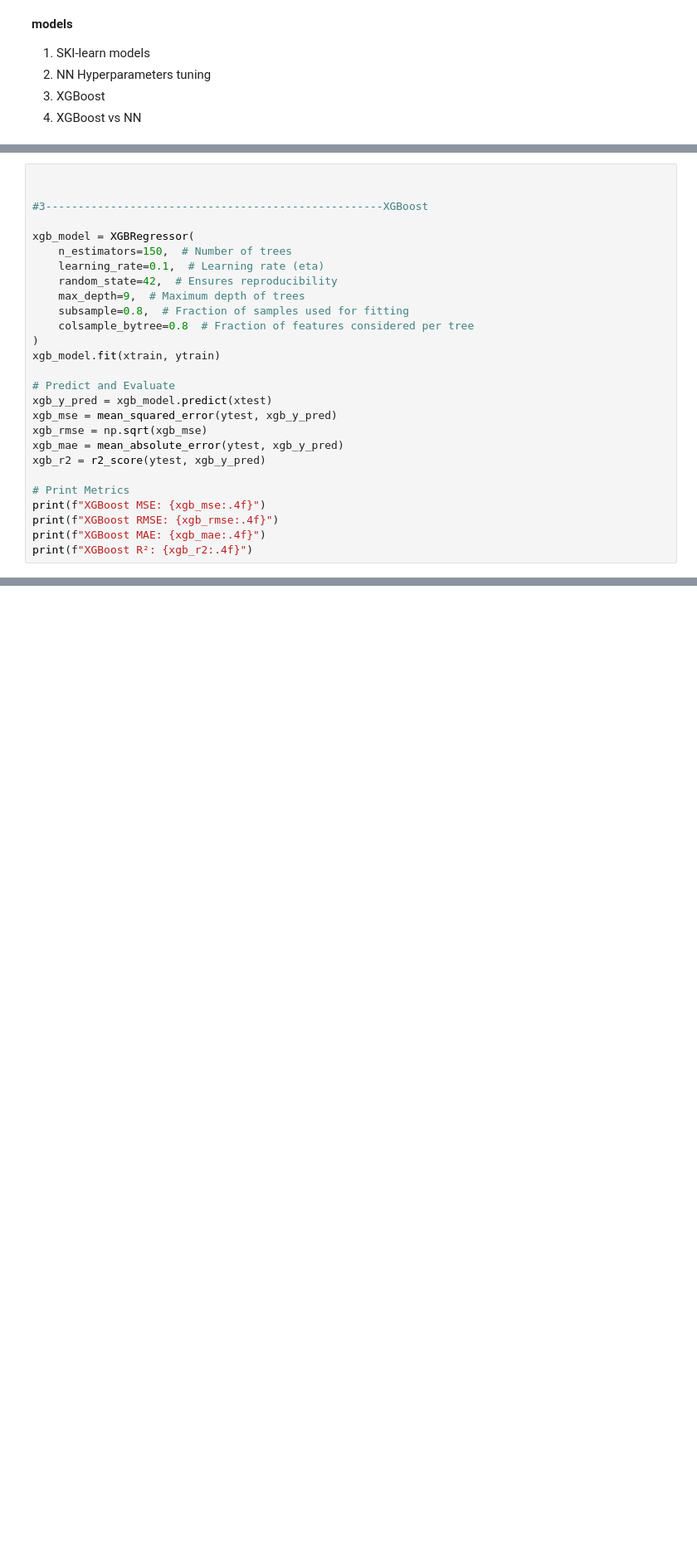
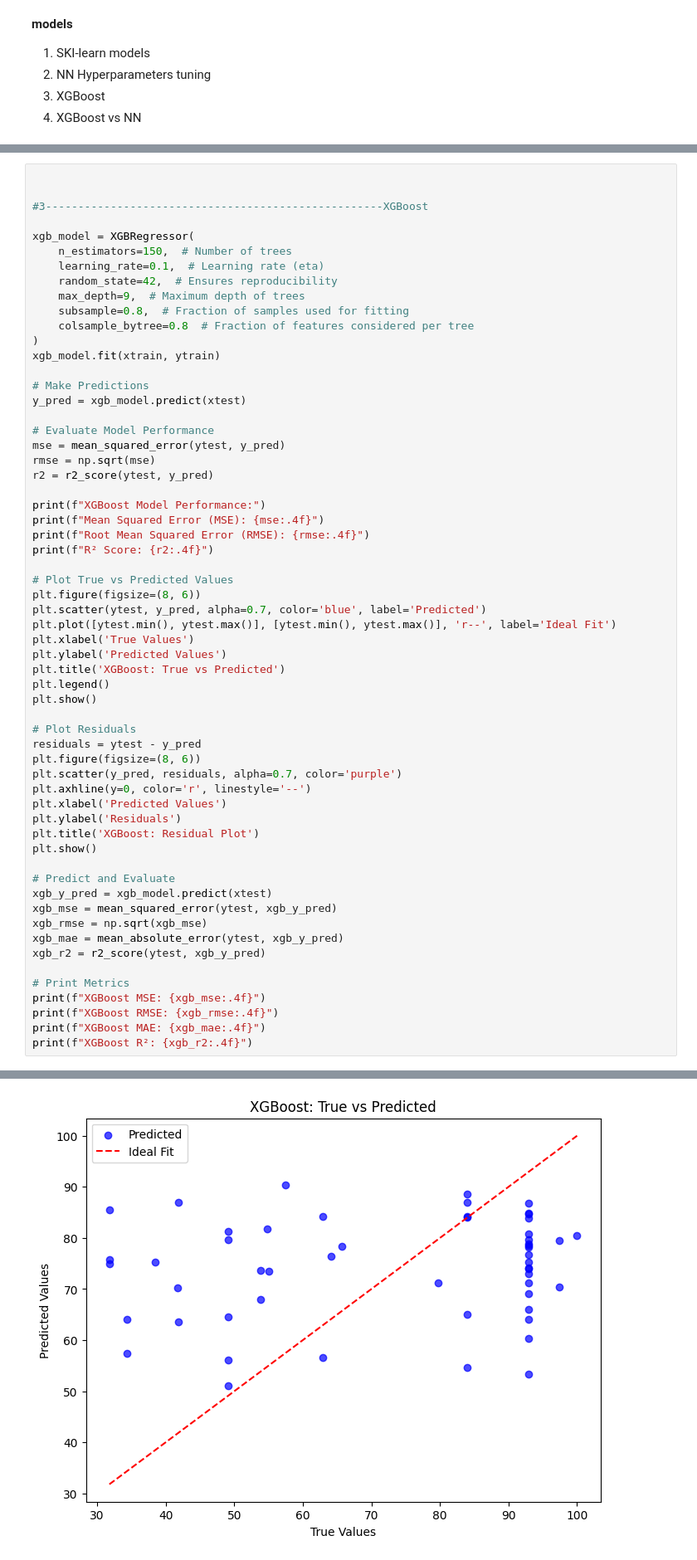
Before and after one commit to Kirollous-Ahdy/ML_project-Enhancing-Risk-Assessment-of-Listeria-monocytogenes, a Jupyter notebook: source/Risk_Assessment_of_Listeria_monocytogenes.ipynb, the cells around one changed output, grey strips where cells are left out. Shown at 83% size. Cells and saved outputs as stored; diff of their text form; blank space fills up the shorter version.

```diff
--- a/source/Risk_Assessment_of_Listeria_monocytogenes.ipynb
+++ b/source/Risk_Assessment_of_Listeria_monocytogenes.ipynb
@@ -343,6 +609,39 @@ xgb_model = XGBRegressor(
 )
 xgb_model.fit(xtrain, ytrain)
 
+# Make Predictions
+y_pred = xgb_model.predict(xtest)
+
+# Evaluate Model Performance
+mse = mean_squared_error(ytest, y_pred)
+rmse = np.sqrt(mse)
+r2 = r2_score(ytest, y_pred)
+
+print(f"XGBoost Model Performance:")
+print(f"Mean Squared Error (MSE): {mse:.4f}")
+print(f"Root Mean Squared Error (RMSE): {rmse:.4f}")
+print(f"R² Score: {r2:.4f}")
+
+# Plot True vs Predicted Values
+plt.figure(figsize=(8, 6))
+plt.scatter(ytest, y_pred, alpha=0.7, color='blue', label='Predicted')
+plt.plot([ytest.min(), ytest.max()], [ytest.min(), ytest.max()], 'r--', label='Ideal Fit')
+plt.xlabel('True Values')
+plt.ylabel('Predicted Values')
+plt.title('XGBoost: True vs Predicted')
+plt.legend()
+plt.show()
+
+# Plot Residuals
+residuals = ytest - y_pred
+plt.figure(figsize=(8, 6))
+plt.scatter(y_pred, residuals, alpha=0.7, color='purple')
+plt.axhline(y=0, color='r', linestyle='--')
+plt.xlabel('Predicted Values')
+plt.ylabel('Residuals')
+plt.title('XGBoost: Residual Plot')
+plt.show()
+
 # Predict and Evaluate
 xgb_y_pred = xgb_model.predict(xtest)
 xgb_mse = mean_squared_error(ytest, xgb_y_pred)
@@ -362,0 +662 @@ XGBoost R²: 0.0146
+[figure, added]
```
Also changed, not shown: parts of 3 cells of this notebook.
